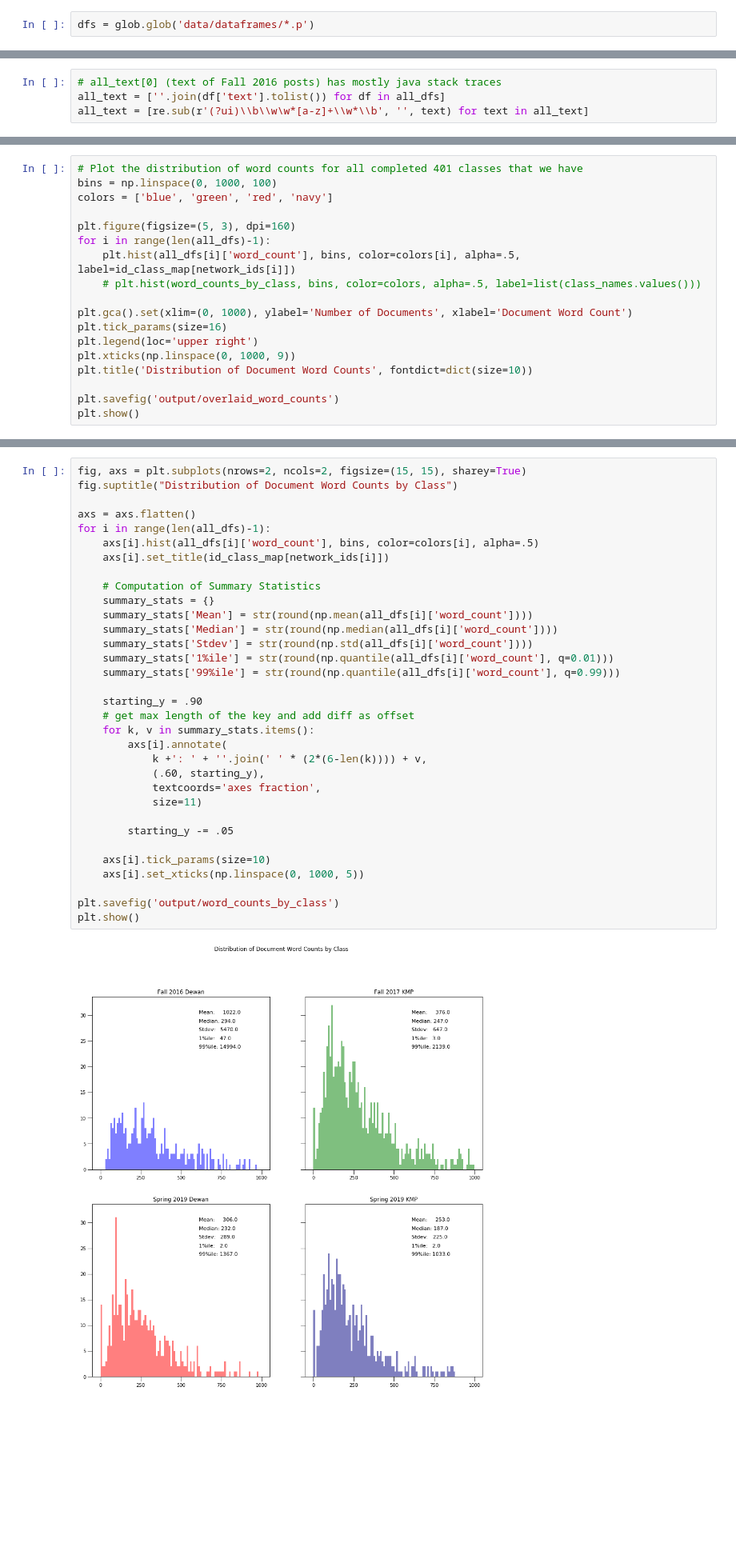
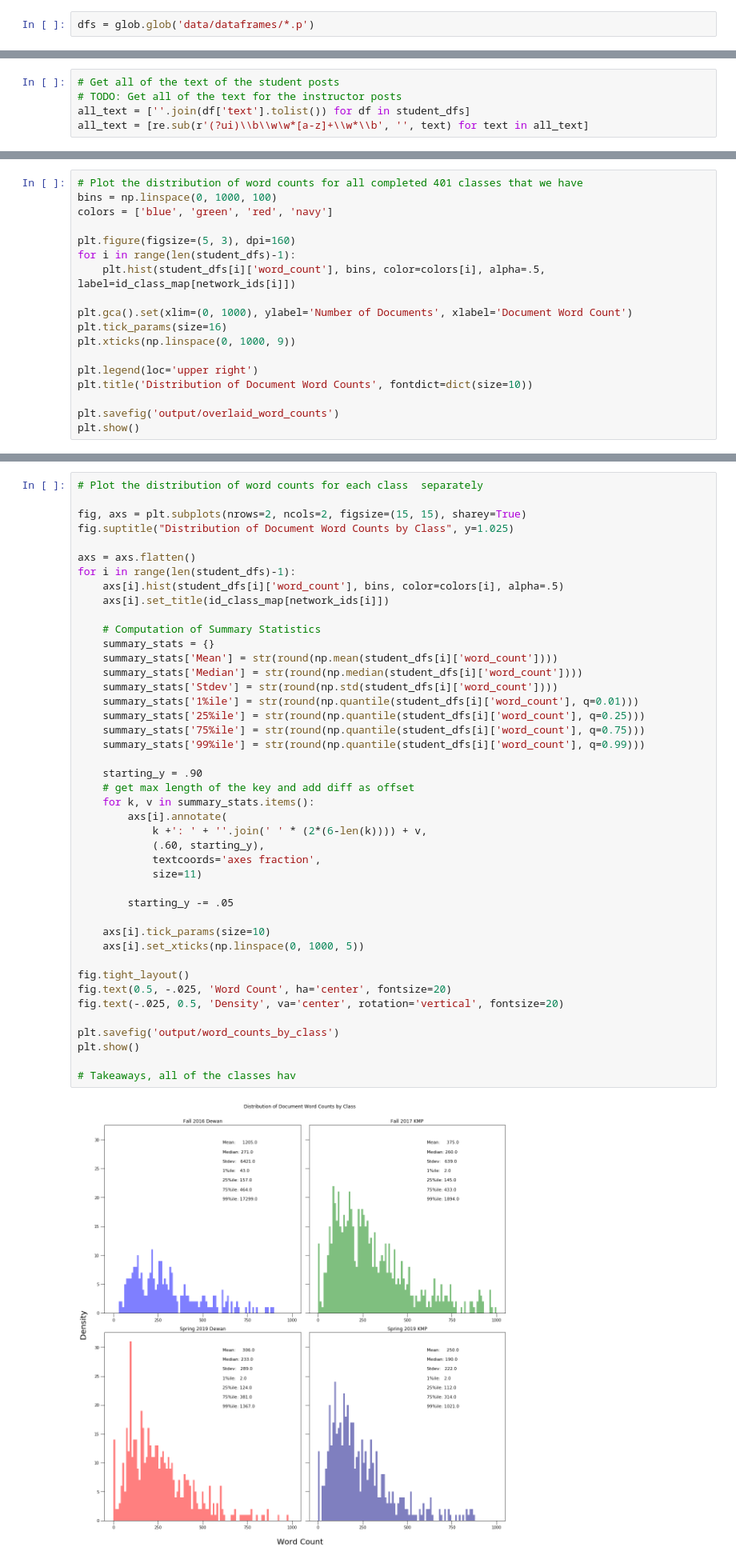
Before and after one commit to akan72/PiazzaTextualAnalysis, a Jupyter notebook: piazzatextualanalysis/data_analysis.ipynb, the cells around one changed output, grey strips where cells are left out. Shown: that part at 80% size. Drawn from its saved outputs; the diff is of its cells as text; blank space fills up the shorter version.

```diff
--- a/piazzatextualanalysis/data_analysis.ipynb
+++ b/piazzatextualanalysis/data_analysis.ipynb
@@ -151,7 +87,8 @@ for output in lda_output:
     all_topic_words.append(save_topics(*output))
 # %%
-# all_text[0] (text of Fall 2016 posts) has mostly java stack traces
-all_text = [''.join(df['text'].tolist()) for df in all_dfs]
+# Get all of the text of the student posts
+# TODO: Get all of the text for the instructor posts
+all_text = [''.join(df['text'].tolist()) for df in student_dfs]
 all_text = [re.sub(r'(?ui)\\b\\w\w*[a-z]+\\w*\\b', '', text) for text in all_text]
 # %%
 # Plot word clouds of all the currently completed 401 classes
@@ -179,14 +133,14 @@ bins = np.linspace(0, 1000, 100)
 colors = ['blue', 'green', 'red', 'navy']
 
 plt.figure(figsize=(5, 3), dpi=160)
-for i in range(len(all_dfs)-1):
-    plt.hist(all_dfs[i]['word_count'], bins, color=colors[i], alpha=.5, label=id_class_map[network_ids[i]])
-    # plt.hist(word_counts_by_class, bins, color=colors, alpha=.5, label=list(class_names.values()))
+for i in range(len(student_dfs)-1):
+    plt.hist(student_dfs[i]['word_count'], bins, color=colors[i], alpha=.5, label=id_class_map[network_ids[i]])
 
 plt.gca().set(xlim=(0, 1000), ylabel='Number of Documents', xlabel='Document Word Count')
 plt.tick_params(size=16)
+plt.xticks(np.linspace(0, 1000, 9))
+
 plt.legend(loc='upper right')
-plt.xticks(np.linspace(0, 1000, 9))
 plt.title('Distribution of Document Word Counts', fontdict=dict(size=10))
 
 plt.savefig('output/overlaid_word_counts')
@@ -196,35 +150,45 @@ plt.show()
 # %%
+# Plot the distribution of word counts for each class  separately
+
 fig, axs = plt.subplots(nrows=2, ncols=2, figsize=(15, 15), sharey=True)
-fig.suptitle("Distribution of Document Word Counts by Class")
+fig.suptitle("Distribution of Document Word Counts by Class", y=1.025)
 
 axs = axs.flatten()
-for i in range(len(all_dfs)-1):
-    axs[i].hist(all_dfs[i]['word_count'], bins, color=colors[i], alpha=.5)
+for i in range(len(student_dfs)-1):
+    axs[i].hist(student_dfs[i]['word_count'], bins, color=colors[i], alpha=.5)
     axs[i].set_title(id_class_map[network_ids[i]])
 
     # Computation of Summary Statistics
     summary_stats = {}
-    summary_stats['Mean'] = str(round(np.mean(all_dfs[i]['word_count'])))
-    summary_stats['Median'] = str(round(np.median(all_dfs[i]['word_count'])))
-    summary_stats['Stdev'] = str(round(np.std(all_dfs[i]['word_count'])))
-    summary_stats['1%ile'] = str(round(np.quantile(all_dfs[i]['word_count'], q=0.01)))
-    summary_stats['99%ile'] = str(round(np.quantile(all_dfs[i]['word_count'], q=0.99)))
+    summary_stats['Mean'] = str(round(np.mean(student_dfs[i]['word_count'])))
+    summary_stats['Median'] = str(round(np.median(student_dfs[i]['word_count'])))
+    summary_stats['Stdev'] = str(round(np.std(student_dfs[i]['word_count'])))
+    summary_stats['1%ile'] = str(round(np.quantile(student_dfs[i]['word_count'], q=0.01)))
+    summary_stats['25%ile'] = str(round(np.quantile(student_dfs[i]['word_count'], q=0.25)))
+    summary_stats['75%ile'] = str(round(np.quantile(student_dfs[i]['word_count'], q=0.75)))
+    summary_stats['99%ile'] = str(round(np.quantile(student_dfs[i]['word_count'], q=0.99)))
 
     starting_y = .90
     # get max length of the key and add diff as offset
     for k, v in summary_stats.items():
         axs[i].annotate(
             k +': ' + ''.join(' ' * (2*(6-len(k)))) + v,
             (.60, starting_y),
             textcoords='axes fraction',
             size=11)
 
         starting_y -= .05
 
     axs[i].tick_params(size=10)
     axs[i].set_xticks(np.linspace(0, 1000, 5))
 
+fig.tight_layout()
+fig.text(0.5, -.025, 'Word Count', ha='center', fontsize=20)
+fig.text(-.025, 0.5, 'Density', va='center', rotation='vertical', fontsize=20)
+
 plt.savefig('output/word_counts_by_class')
 plt.show()
+
+# Takeaways, all of the classes hav
 # %% [output]
-[figure, old version]
+[figure, new version]
```
Also changed, not shown: parts of 23 cells of this notebook, 4 other files.
